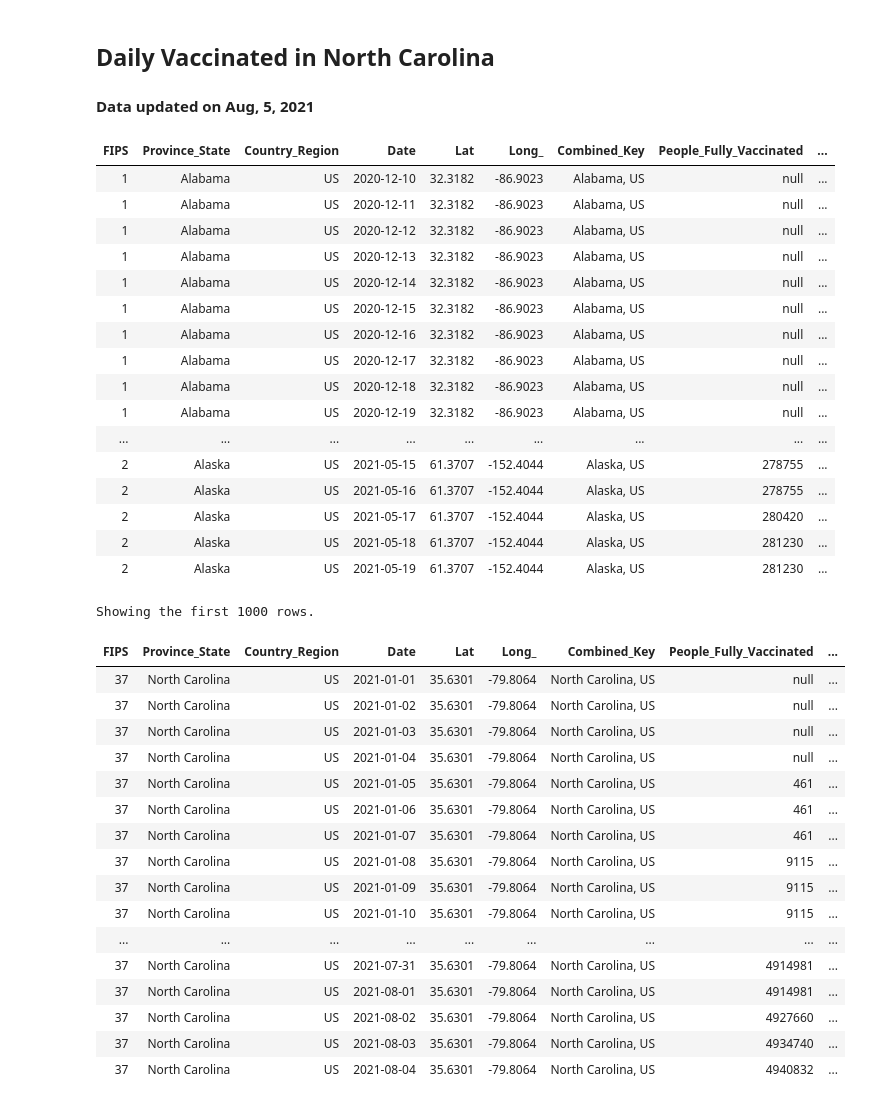
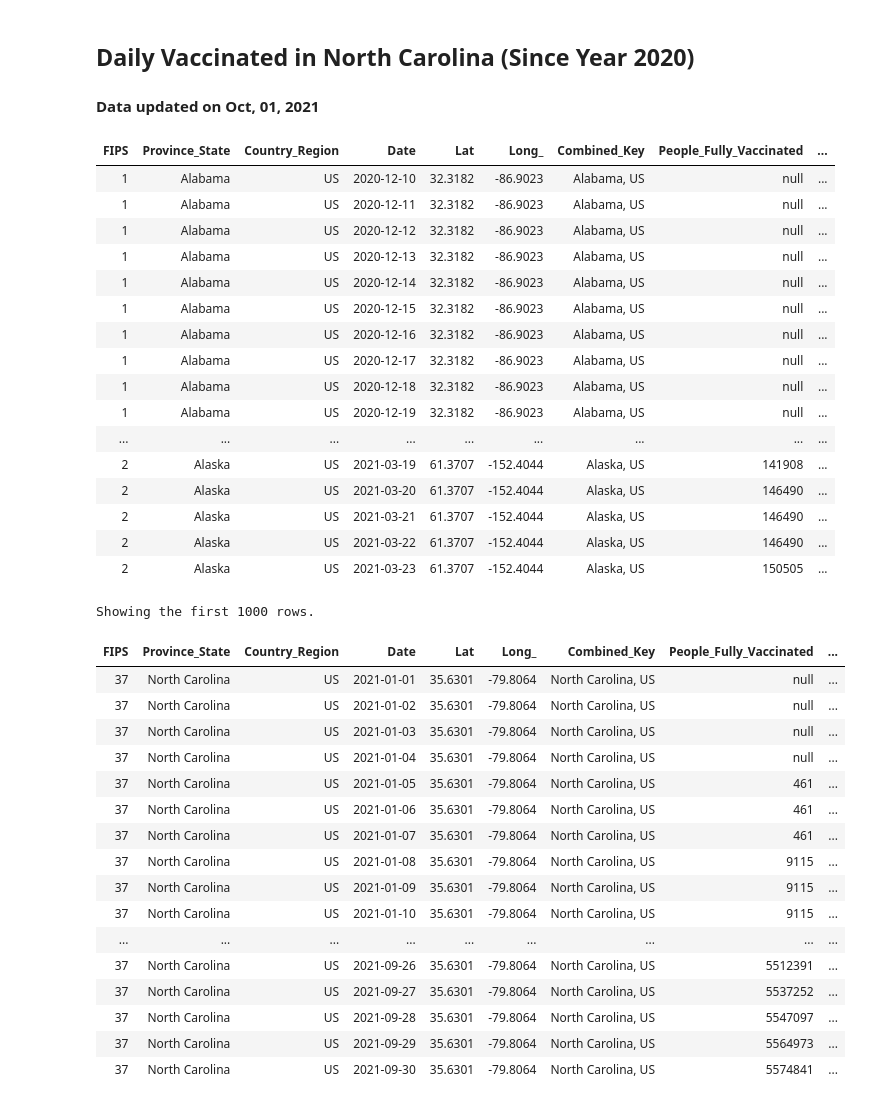
Before and after one commit to zmei1997/NCDHHS_NorthCarolina_COVID-19_Data_Analytics, a Jupyter notebook: NC_Vaccinated_History.ipynb, the cells around one changed output. Cells and saved outputs as stored; diff of their text form; code cells hidden in the pictures.

```diff
--- a/NC_Vaccinated_History.ipynb
+++ b/NC_Vaccinated_History.ipynb
@@ -363,29 +363,33 @@ map_nc(nc_counties, People_Vaccinated_Record_With_NC_County_Map_Data)
 [interactive output not drawn]
 [interactive output not drawn]
 # %% [markdown]
-## Daily Vaccinated in North Carolina
-#### Data updated on Aug, 5, 2021
+## Daily Vaccinated in North Carolina (Since Year 2020)
+#### Data updated on Oct, 01, 2021
+# %%
+url = "https://raw.githubusercontent.com/govex/COVID-19/master/data_tables/vaccine_data/us_data/time_series/people_vaccinated_us_timeline.csv"
+from pyspark import SparkFiles
+spark.sparkContext.addFile(url)
 # %%
-us_daily_vaccinated = spark.read.csv('dbfs:/FileStore/tables/people_vaccinated_us_timeline.csv', header=True, inferSchema=True)
+us_daily_vaccinated = spark.read.csv("file://"+SparkFiles.get("people_vaccinated_us_timeline.csv"), header=True, inferSchema=True)
 us_daily_vaccinated.display()
 # %% [output]
 | FIPS | Province_State | Country_Region | Date | Lat | Long_ | Combined_Key | People_Fully_Vaccinated | ... |
 | 1 | Alabama | US | 2020-12-10 | 32.3182 | -86.9023 | Alabama, US | null | ... |
 | 1 | Alabama | US | 2020-12-11 | 32.3182 | -86.9023 | Alabama, US | null | ... |
 | 1 | Alabama | US | 2020-12-12 | 32.3182 | -86.9023 | Alabama, US | null | ... |
 | 1 | Alabama | US | 2020-12-13 | 32.3182 | -86.9023 | Alabama, US | null | ... |
 | 1 | Alabama | US | 2020-12-14 | 32.3182 | -86.9023 | Alabama, US | null | ... |
 | 1 | Alabama | US | 2020-12-15 | 32.3182 | -86.9023 | Alabama, US | null | ... |
 | 1 | Alabama | US | 2020-12-16 | 32.3182 | -86.9023 | Alabama, US | null | ... |
 | 1 | Alabama | US | 2020-12-17 | 32.3182 | -86.9023 | Alabama, US | null | ... |
 | 1 | Alabama | US | 2020-12-18 | 32.3182 | -86.9023 | Alabama, US | null | ... |
 | 1 | Alabama | US | 2020-12-19 | 32.3182 | -86.9023 | Alabama, US | null | ... |
 | ... | ... | ... | ... | ... | ... | ... | ... | ... |
-| 2 | Alaska | US | 2021-05-15 | 61.3707 | -152.4044 | Alaska, US | 278755 | ... |
-| 2 | Alaska | US | 2021-05-16 | 61.3707 | -152.4044 | Alaska, US | 278755 | ... |
-| 2 | Alaska | US | 2021-05-17 | 61.3707 | -152.4044 | Alaska, US | 280420 | ... |
-| 2 | Alaska | US | 2021-05-18 | 61.3707 | -152.4044 | Alaska, US | 281230 | ... |
-| 2 | Alaska | US | 2021-05-19 | 61.3707 | -152.4044 | Alaska, US | 281230 | ... |
+| 2 | Alaska | US | 2021-03-19 | 61.3707 | -152.4044 | Alaska, US | 141908 | ... |
+| 2 | Alaska | US | 2021-03-20 | 61.3707 | -152.4044 | Alaska, US | 146490 | ... |
+| 2 | Alaska | US | 2021-03-21 | 61.3707 | -152.4044 | Alaska, US | 146490 | ... |
+| 2 | Alaska | US | 2021-03-22 | 61.3707 | -152.4044 | Alaska, US | 146490 | ... |
+| 2 | Alaska | US | 2021-03-23 | 61.3707 | -152.4044 | Alaska, US | 150505 | ... |
 Showing the first 1000 rows.
 # %%
 nc_daily_vaccinated = us_daily_vaccinated.where(us_daily_vaccinated.Province_State == 'North Carolina').where(us_daily_vaccinated.Date >= '2021-01-01')
@@ -403,10 +407,10 @@ nc_daily_vaccinated.display()
 | 37 | North Carolina | US | 2021-01-09 | 35.6301 | -79.8064 | North Carolina, US | 9115 | ... |
 | 37 | North Carolina | US | 2021-01-10 | 35.6301 | -79.8064 | North Carolina, US | 9115 | ... |
 | ... | ... | ... | ... | ... | ... | ... | ... | ... |
-| 37 | North Carolina | US | 2021-07-31 | 35.6301 | -79.8064 | North Carolina, US | 4914981 | ... |
-| 37 | North Carolina | US | 2021-08-01 | 35.6301 | -79.8064 | North Carolina, US | 4914981 | ... |
-| 37 | North Carolina | US | 2021-08-02 | 35.6301 | -79.8064 | North Carolina, US | 4927660 | ... |
-| 37 | North Carolina | US | 2021-08-03 | 35.6301 | -79.8064 | North Carolina, US | 4934740 | ... |
-| 37 | North Carolina | US | 2021-08-04 | 35.6301 | -79.8064 | North Carolina, US | 4940832 | ... |
+| 37 | North Carolina | US | 2021-09-26 | 35.6301 | -79.8064 | North Carolina, US | 5512391 | ... |
+| 37 | North Carolina | US | 2021-09-27 | 35.6301 | -79.8064 | North Carolina, US | 5537252 | ... |
+| 37 | North Carolina | US | 2021-09-28 | 35.6301 | -79.8064 | North Carolina, US | 5547097 | ... |
+| 37 | North Carolina | US | 2021-09-29 | 35.6301 | -79.8064 | North Carolina, US | 5564973 | ... |
+| 37 | North Carolina | US | 2021-09-30 | 35.6301 | -79.8064 | North Carolina, US | 5574841 | ... |
 # %% [markdown]
 ### Daily Vaccinated in North Carolina (Year 2021)
```
Also changed, not shown: parts of 4 cells of this notebook, 4 other files.
